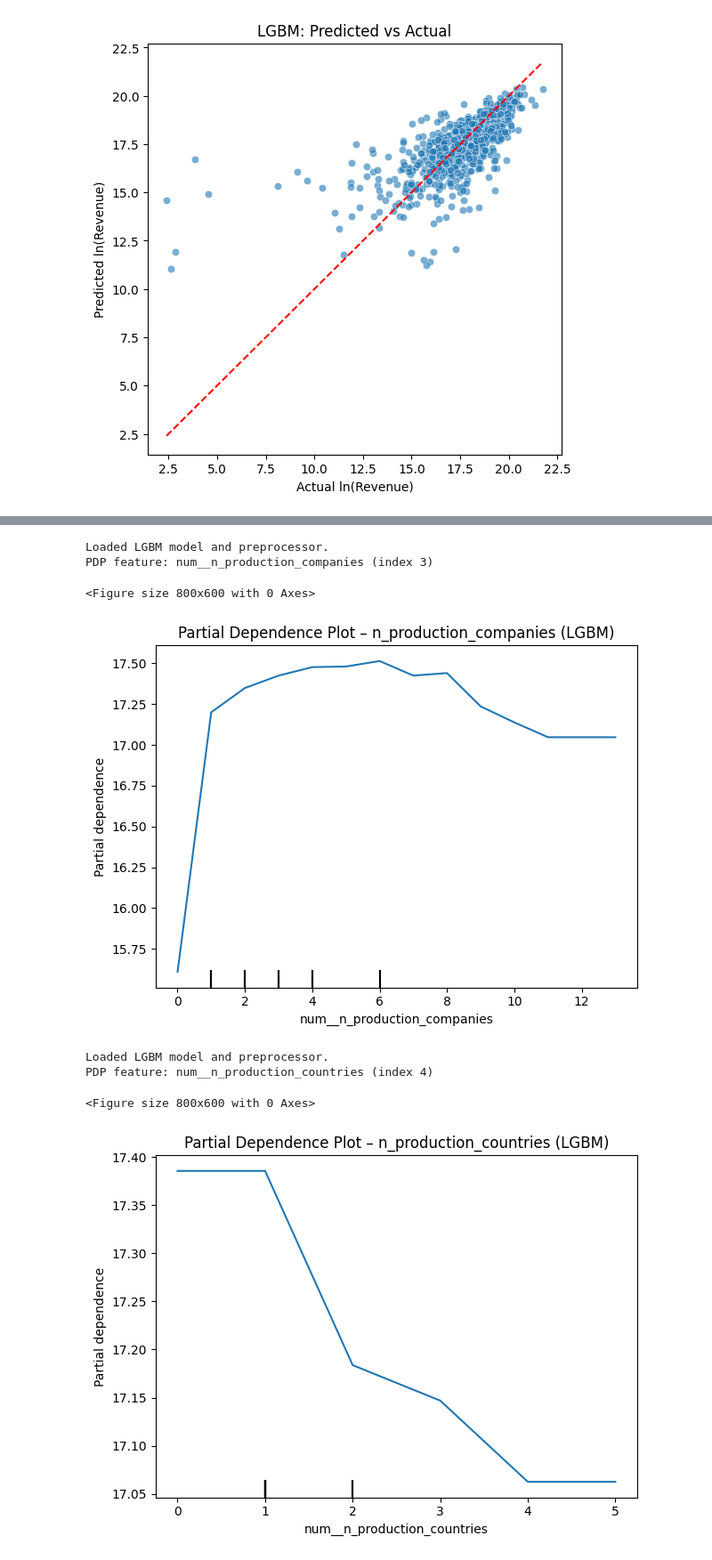
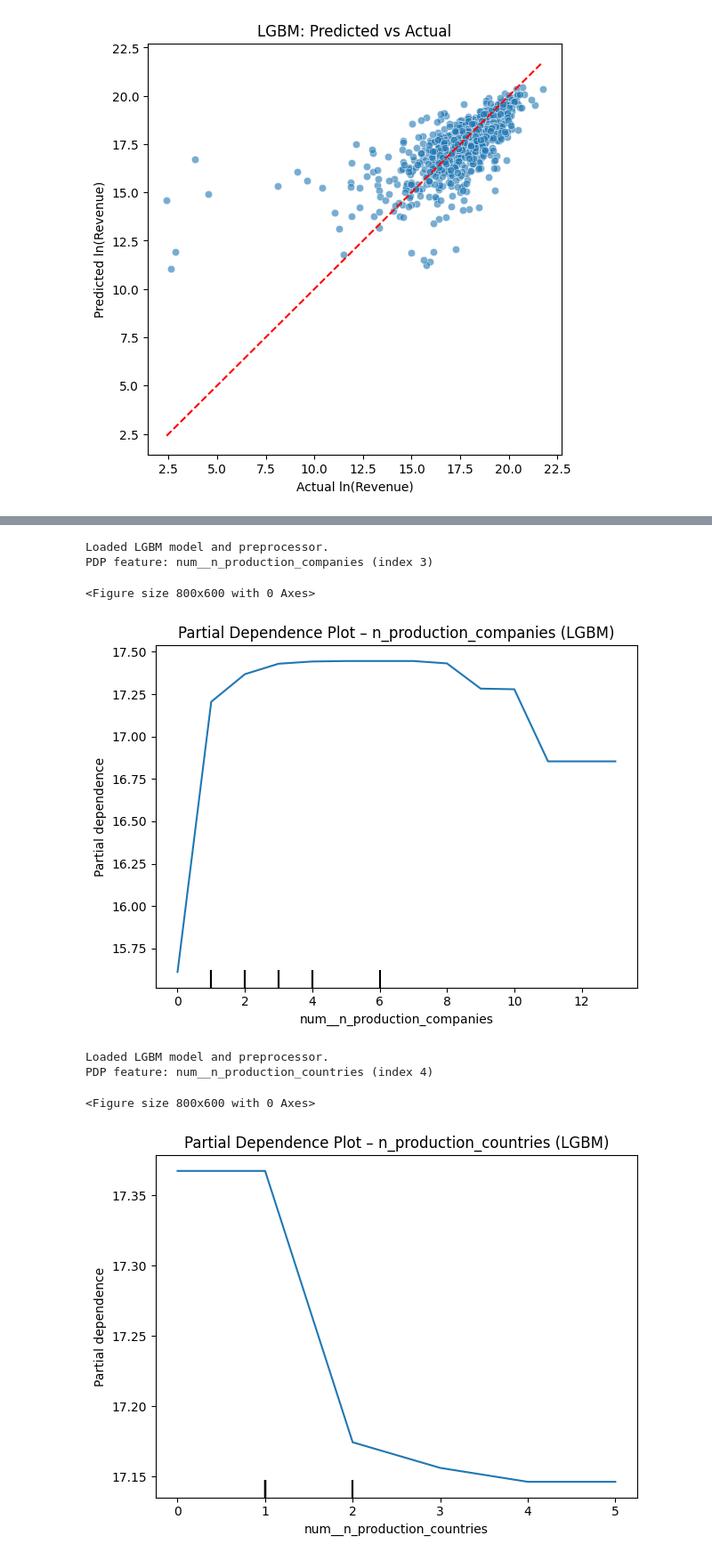
Before and after one commit to gem733/d100project, a Jupyter notebook: d100project/evaluation/evaluation.ipynb, the cells around one changed output, grey strips where cells are left out. Shown: that part at 89% size. Drawn from its saved outputs; the diff is of its cells as text; code cells hidden in the pictures.

```diff
--- a/d100project/evaluation/evaluation.ipynb
+++ b/d100project/evaluation/evaluation.ipynb
@@ -352,6 +363,7 @@ count_features = [
     "n_spoken_languages"
 ]
 month_feature = "month"
+indicators = ['runtime_was_missing', 'budget_was_missing']
 
 all_features = (
     numeric_features
@@ -359,6 +371,7 @@ all_features = (
     + [month_feature]
     + high_cardinality
     + count_features
+    + indicators
 )
 
 X = df[all_features]
@@ -396,7 +409,7 @@ plt.show()
 Loaded LGBM model and preprocessor.
 PDP feature: num__n_production_companies (index 3)
 <Figure size 800x600 with 0 Axes>
-[figure, old version]
+[figure, new version]
 # %%
 import sys
 from pathlib import Path
@@ -434,6 +447,7 @@ count_features = [
     "n_spoken_languages"
 ]
 month_feature = "month"
+indicators = ['runtime_was_missing', 'budget_was_missing']
 
 all_features = (
     numeric_features
@@ -441,6 +455,7 @@ all_features = (
     + [month_feature]
     + high_cardinality
     + count_features
+    + indicators
 )
 
 X = df[all_features]
@@ -451,34 +466,34 @@ X_lgbm = preprocessor_lgbm.transform(X)
 # Get transformed feature names
 feature_names = preprocessor_lgbm.get_feature_names_out()
 
 # select feature for PDP
 target_feature = "n_production_countries"
 
 feature_name = [
     f for f in feature_names if target_feature in f.lower()
 ][0]
 feature_index = list(feature_names).index(feature_name)
 print(f"PDP feature: {feature_name} (index {feature_index})")
 
 # Plot PDP
 plt.figure(figsize=(8, 6))
 
 PartialDependenceDisplay.from_estimator(
     lgbm_model,
     X_lgbm,
     features=[feature_index],
     feature_names=feature_names,
     grid_resolution=50
 )
 
 plt.title(f"Partial Dependence Plot – {target_feature} (LGBM)")
 plt.tight_layout()
 plt.show()
 # %% [output]
 Loaded LGBM model and preprocessor.
 PDP feature: num__n_production_countries (index 4)
 <Figure size 800x600 with 0 Axes>
-[figure, old version]
+[figure, new version]
 # %%
 import sys
 from pathlib import Path
```
Also changed, not shown: parts of 5 cells of this notebook, 8 other files.
